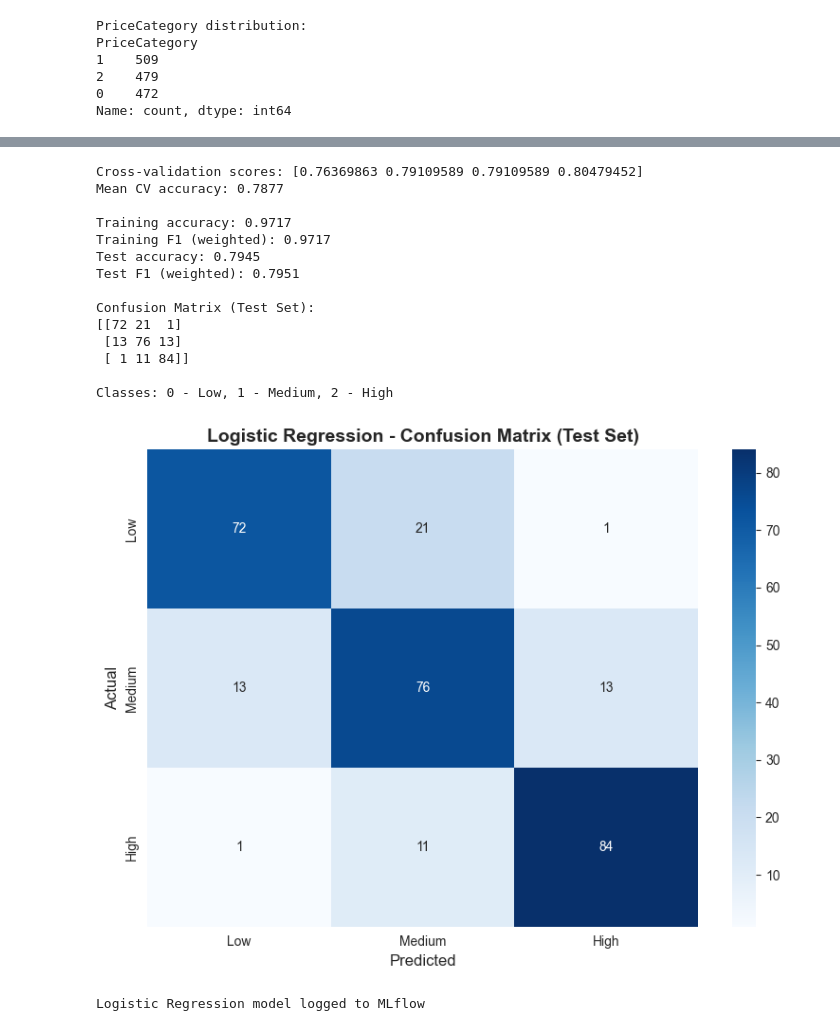
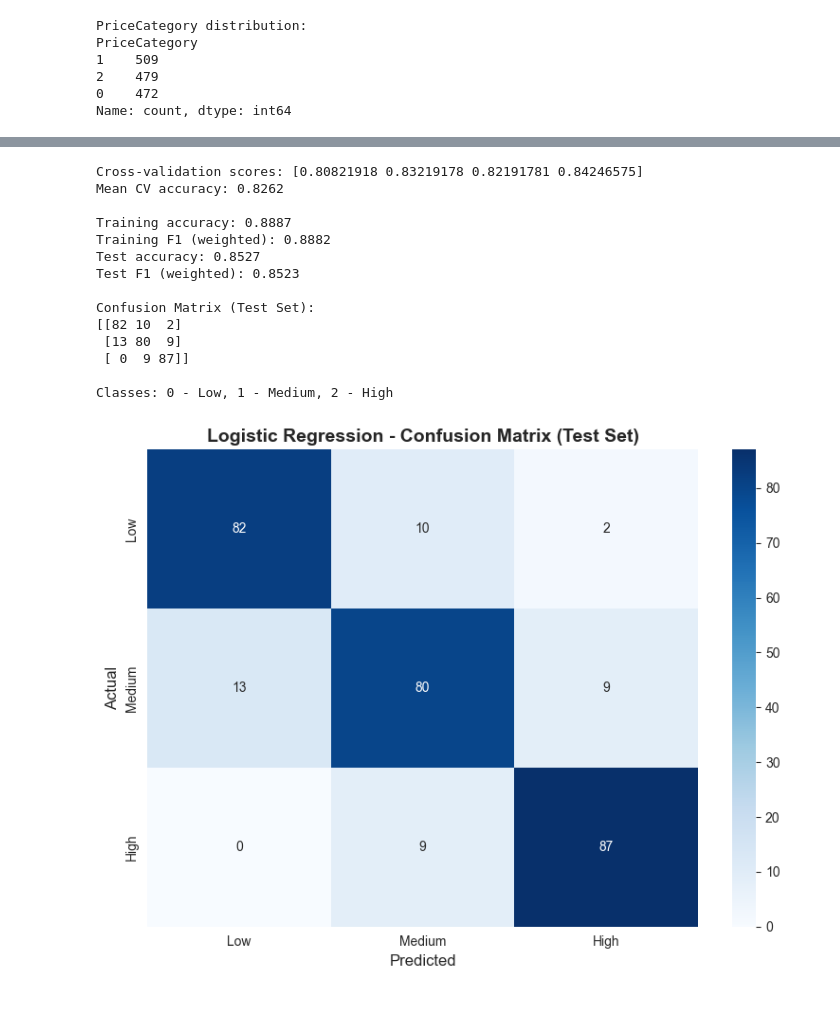
Before and after one commit to haydenpham/CS4120-MLProject, a Jupyter notebook: project/src/train_classification_models.ipynb, the cells around one changed output, grey strips where cells are left out. Drawn from its saved outputs; the diff is of its cells as text; code cells hidden in the pictures.

```diff
--- a/project/src/train_classification_models.ipynb
+++ b/project/src/train_classification_models.ipynb
@@ -57,7 +89,8 @@ categorical_features = X.select_dtypes(include=['object']).columns.tolist()
 # %%
 # Pre-processing pipelines
 numeric_transformer = Pipeline(steps=[
-    ('imputer', SimpleImputer(strategy='median'))
+    ('imputer', SimpleImputer(strategy='median')),
+    ('variance_filter', VarianceThreshold(threshold=0.01)) # remove features that have almost the same value (>99% same)
 ])
 
 categorical_transformer = Pipeline(steps=[
@@ -157,6 +216,9 @@ Naive Bayes model logged to MLflow
 with mlflow.start_run(run_name="Logistic_Regression"):
     mlflow.log_param("model_type", "LogisticRegression")
     mlflow.log_param("max_iter", 1000)
+    mlflow.log_param("penalty", "l1")
+    mlflow.log_param("C", 0.1)
+    mlflow.log_param("solver", "saga")
     mlflow.log_param("cv_folds", 4)
     mlflow.log_param("test_size", 0.2)
     mlflow.log_param("random_state", RNG)
@@ -165,7 +227,7 @@ with mlflow.start_run(run_name="Logistic_Regression"):
     lr_pipeline = Pipeline([
         ('preprocessor', preprocessor),
         ('scaler', StandardScaler()),
-        ('classifier', LogisticRegression(max_iter=1000, random_state=RNG))
+        ('classifier', LogisticRegression(max_iter=1000, penalty='l1', C=0.1, solver='saga', random_state=RNG))
     ])
     lr_pipeline.fit(X_train, y_train)
 
@@ -195,42 +257,67 @@ with mlflow.start_run(run_name="Logistic_Regression"):
 
     mlflow.log_metric("test_accuracy", test_accuracy_lr)
     mlflow.log_metric("test_f1", test_f1_lr)
 
     print(f"Test accuracy: {test_accuracy_lr:.4f}")
     print(f"Test F1 (weighted): {test_f1_lr:.4f}")
 
     print("\nConfusion Matrix (Test Set):")
     cm_lr = confusion_matrix(y_test, y_test_pred_lr)
     print(cm_lr)
     print("\nClasses: 0 - Low, 1 - Medium, 2 - High")
 
     plt.figure(figsize=(8, 6))
     sns.heatmap(cm_lr, annot=True, fmt='d', cmap='Blues',
                 xticklabels=['Low', 'Medium', 'High'],
                 yticklabels=['Low', 'Medium', 'High'])
     plt.title('Logistic Regression - Confusion Matrix (Test Set)', fontsize=14, fontweight='bold')
     plt.ylabel('Actual', fontsize=12)
     plt.xlabel('Predicted', fontsize=12)
     plt.tight_layout()
 
     mlflow.log_figure(plt.gcf(), 'lr_confusion_matrix.png')
     plt.show()
 
-    print("Logistic Regression model logged to MLflow")
+    # Learning Curve for Logistic Regression
+    train_sizes, train_scores, val_scores = learning_curve(
+        lr_pipeline, X_train, y_train, cv=4,
+        train_sizes=np.linspace(0.1, 1.0, 10),
+        scoring='accuracy', n_jobs=-1, random_state=RNG
+    )
+
+    train_mean = np.mean(train_scores, axis=1)
+    train_std = np.std(train_scores, axis=1)
+    val_mean = np.mean(val_scores, axis=1)
+    val_std = np.std(val_scores, axis=1)
+
+    plt.figure(figsize=(10, 6))
+    plt.plot(train_sizes, train_mean, 'o-', color='#2E86AB', linewidth=2, markersize=6, label='Training Score')
+    plt.fill_between(train_sizes, train_mean - train_std, train_mean + train_std, alpha=0.2, color='#2E86AB')
+    plt.plot(train_sizes, val_mean, 'o-', color='#A23B72', linewidth=2, markersize=6, label='Validation Score')
+    plt.fill_between(train_sizes, val_mean - val_std, val_mean + val_std, alpha=0.2, color='#A23B72')
+
+    plt.xlabel('Training Set Size', fontsize=12, fontweight='bold')
+    plt.ylabel('Accuracy Score', fontsize=12, fontweight='bold')
+    plt.title('Logistic Regression - Learning Curve', fontsize=14, fontweight='bold')
+    plt.legend(loc='lower right', fontsize=10)
+    plt.grid(alpha=0.3, linestyle='--')
+    plt.tight_layout()
+
+    mlflow.log_figure(plt.gcf(), 'lr_learning_curve.png')
+    plt.show()
 # %% [output]
-Cross-validation scores: [0.76369863 0.79109589 0.79109589 0.80479452]
-Mean CV accuracy: 0.7877
+Cross-validation scores: [0.80821918 0.83219178 0.82191781 0.84246575]
+Mean CV accuracy: 0.8262
 
-Training accuracy: 0.9717
-Training F1 (weighted): 0.9717
-Test accuracy: 0.7945
-Test F1 (weighted): 0.7951
+Training accuracy: 0.8887
+Training F1 (weighted): 0.8882
+Test accuracy: 0.8527
+Test F1 (weighted): 0.8523
 
 Confusion Matrix (Test Set):
-[[72 21  1]
- [13 76 13]
- [ 1 11 84]]
+[[82 10  2]
+ [13 80  9]
+ [ 0  9 87]]
 
 Classes: 0 - Low, 1 - Medium, 2 - High
-[figure, old version]
+[figure, new version]
-Logistic Regression model logged to MLflow
```
Also changed, not shown: parts of 7 cells of this notebook.
